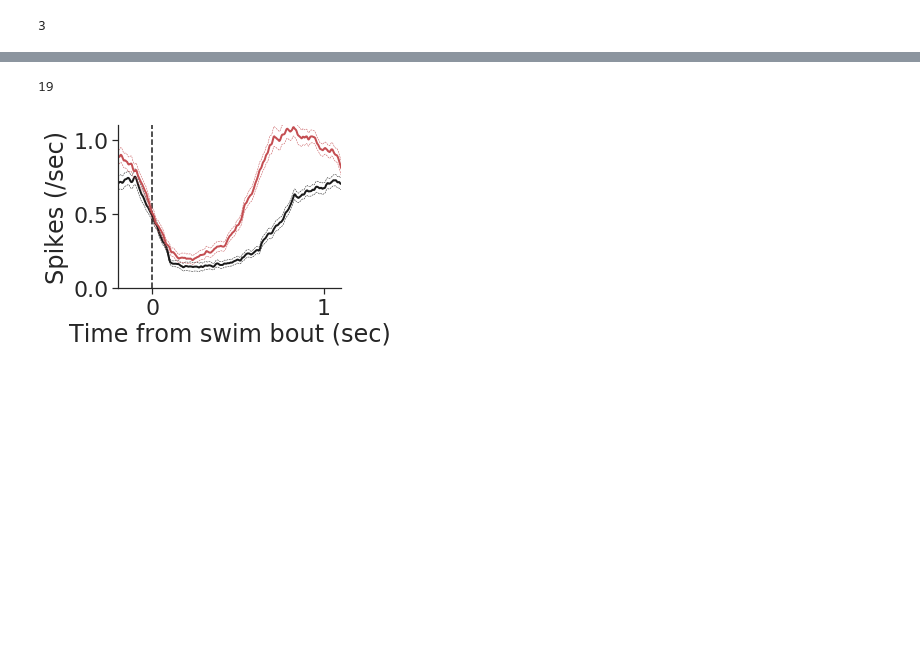
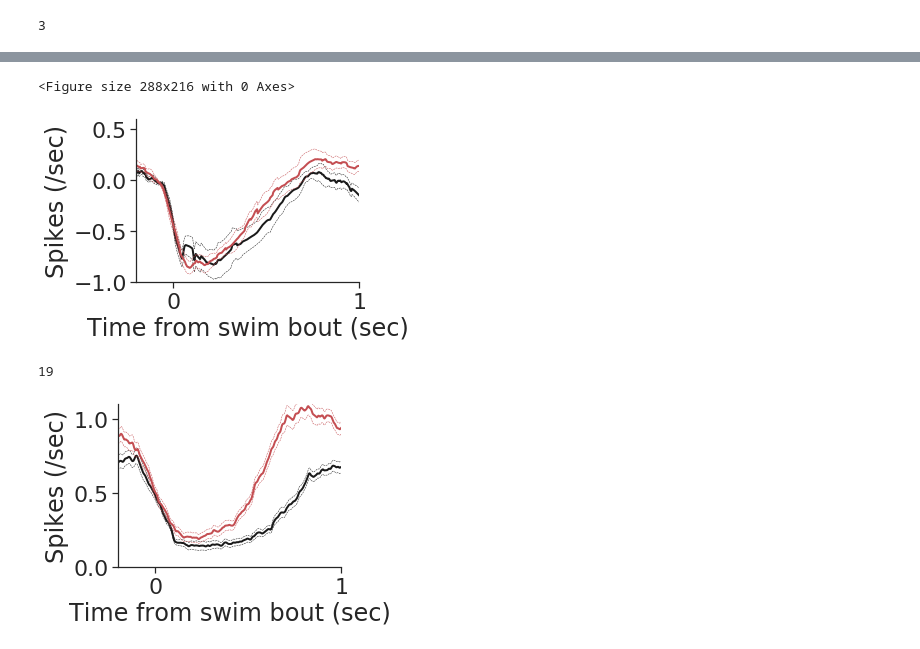
Before and after one commit to zqwei/DRN_voltage_analysis, a Jupyter notebook: Notebooks/gain_task_motor_clamp.ipynb, the cells around one changed output, grey strips where cells are left out. Saved outputs shown, nothing was run; the diff lists cells and outputs as text; code cells hidden in the pictures; blank space fills up the shorter version.

```diff
--- a/Notebooks/gain_task_motor_clamp.ipynb
+++ b/Notebooks/gain_task_motor_clamp.ipynb
@@ -172,3 +225,38 @@ sns.despine()
+# %%
+k_sub = gaussKernel(sigma=11)
+plt.figure(figsize=(4, 3))
+act_ = np.array(sub_low_list)
+# ff = np.percentile(np.abs(act_), 95,axis=-1, keepdims=True)
+act_ = act_/ff
+# ave_act = act_[sel_ind].mean(axis=0)
+ave_act = np.percentile(act_[sel_ind], 40, axis=0)
+sem_act = sem(act_[sel_ind], axis=0)
+
+plt.figure(figsize=(4, 3))
+plt.plot(t_label, ave_act, '-k', lw=2)
+plt.plot(t_label, ave_act+sem_act, '--k', lw=0.5)
+plt.plot(t_label, ave_act-sem_act, '--k', lw=0.5)
+
+act_ = np.array(sub_high_list)
+act_ = act_/ff
+ave_act = np.percentile(act_[sel_ind], 40, axis=0)
+# ave_act = act_[sel_ind].mean(axis=0)
+sem_act = sem(act_[sel_ind], axis=0)
+plt.plot(t_label, ave_act, '-r', lw=2)
+plt.plot(t_label, ave_act+sem_act, '--r', lw=0.5)
+plt.plot(t_label, ave_act-sem_act, '--r', lw=0.5)
+
+plt.xlim([-0.2, 1.0])
+plt.ylim([-1, 0.6])
+plt.yticks(np.arange(-1, 1, 0.5))
+plt.xticks([0, 1])
+plt.xlabel('Time from swim bout (sec)')
+plt.ylabel('Spikes (/sec)')
+sns.despine()
+plt.savefig('../Plots/gain/pop_sel_act_motor_control_sub_after.pdf')
+# %% [output]
+<Figure size 288x216 with 0 Axes>
+[figure, added]
 # %%
 sig_mat = np.abs(p_mat)[:, t_pre-30:(t_pre+300)]<0.05
 sel_ind = sig_mat.sum(axis=-1)>30
@@ -187,15 +275,14 @@ plt.plot(t_label, ave_act, '-r', lw=2)
 plt.plot(t_label, ave_act+sem_act, '--r', lw=0.5)
 plt.plot(t_label, ave_act-sem_act, '--r', lw=0.5)
 
-plt.vlines([0], [0], [1.1], linestyles='--', colors='k')
-plt.xlim([-60/300, 330/300])
+plt.xlim([-0.2, 1.0])
 plt.ylim([0, 1.1])
 plt.yticks(np.arange(0, 1.01, 0.5))
 plt.xticks([0, 1])
 plt.xlabel('Time from swim bout (sec)')
 plt.ylabel('Spikes (/sec)')
 sns.despine()
-# plt.savefig('../Plots/gain/pop_sel_act_motor_control_ave_after.pdf')
+plt.savefig('../Plots/gain/pop_sel_act_motor_control_ave_after.pdf')
 # %% [output]
 19
-[figure, old version]
+[figure, new version]
```
Also changed, not shown: parts of 3 cells of this notebook, 1 other file.
